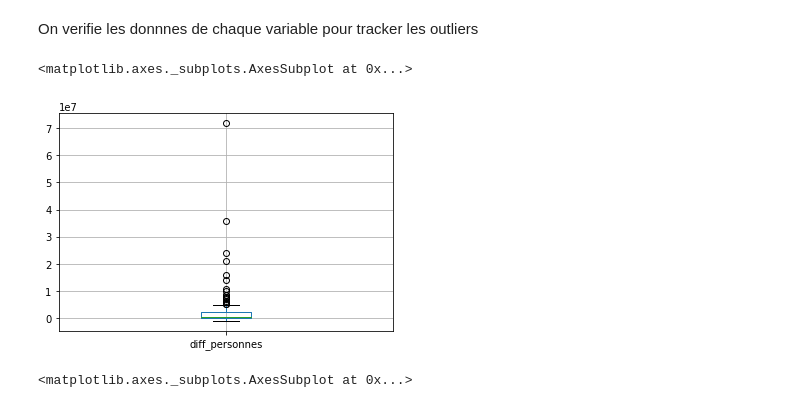
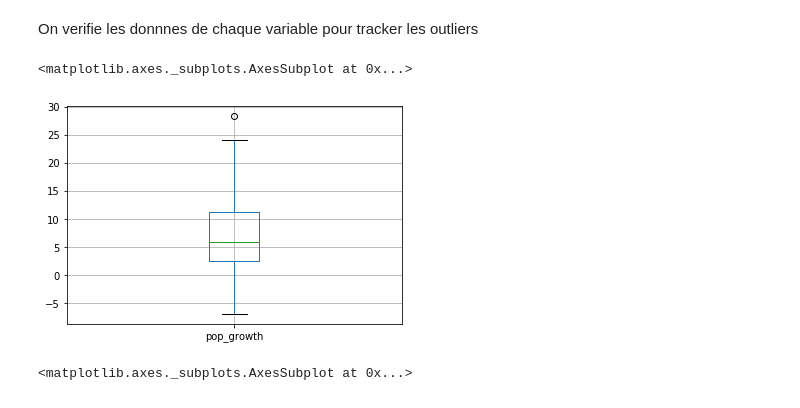
Before and after one commit to Sh4mSh4m/OCR_DA_proj5, a Jupyter notebook: Projet 5 - Etude de marche Loco Pollo.ipynb, the cells around one changed output. Drawn from its saved outputs; the diff is of its cells as text; code cells hidden in the pictures.

```diff
--- a/Projet 5 - Etude de marche Loco Pollo.ipynb
+++ b/Projet 5 - Etude de marche Loco Pollo.ipynb
@@ -296,9 +312,8 @@ On observe une grande disparites des pays entre nos differents jeux de donnees.
 # %%
 df_data = pd.merge(df_diff_pop, df_animal_prot_ratio, on=['id', 'country'], how='right') # on elimine les pays dont on a pas d'info en termes de dispo
 df_data = df_data.merge(df_dispo_alim, on=['id', 'country'], how='left')
-df_data = df_data.merge(df_pib_b, on=['id', 'country'], how='left')
-df_data = df_data.merge(df_pib_b_p, on=['id', 'country'], how='left')
-df_data = df_data.merge(df_imp_disp_p, on=['id', 'country'], how='right')
+df_data = df_data.merge(df_pib_hab, on=['id', 'country'], how='left')
+df_data = df_data.merge(df_data_volailles, on=['id', 'country'], how='right')
 # %%
 df_data
 # %% [output]
@@ -359 +373,6 @@ df_data
 172 rows × 11 columns
+# %%
+df_data['volailles_kcal_ratio'] = 100 * df_data['dispo_kcal_aper_aday'] / df_data['disp_kcal_aper_aday']
+df_data['volailles_prot_ratio'] = 100 * df_data['dispo_prot_g_aper_aday'] / df_data['disp_g_aper_aday']
+df_data['volailles_imp_exp'] = df_data['importations_ktons'] - df_data['exportations_ktons']
+df_data
@@ -359,0 +393,4 @@ df_data
+# %%
+df_data['volailles_kcal_ratio'] = df_data['volailles_kcal_ratio'].apply(lambda x: float("%.2f" % x))
+df_data['volailles_prot_ratio'] = df_data['volailles_prot_ratio'].apply(lambda x: float("%.2f" % x))
+df_data
@@ -359,0 +411,3 @@ df_data
+# %%
+df_data.drop(['dispo_kcal_aper_aday', 'dispo_prot_g_aper_aday', 'importations_ktons', 'exportations_ktons'], axis='columns', inplace=True)
+df_data
@@ -360,10 +428,10 @@ df_data
 # %% [markdown]
 On verifie les donnnes de chaque variable pour tracker les outliers
 # %%
-df_data.boxplot(column=['diff_personnes'])
+df_data.boxplot(column=['pop_growth'])
 # %% [output]
 <matplotlib.axes._subplots.AxesSubplot at 0x...>
-[figure, old version]
+[figure, new version]
 # %%
 df_data.boxplot(column=['animal_prot_ratio'])
 # %% [output]
```
Also changed, not shown: parts of 31 cells of this notebook, 3 other files.
